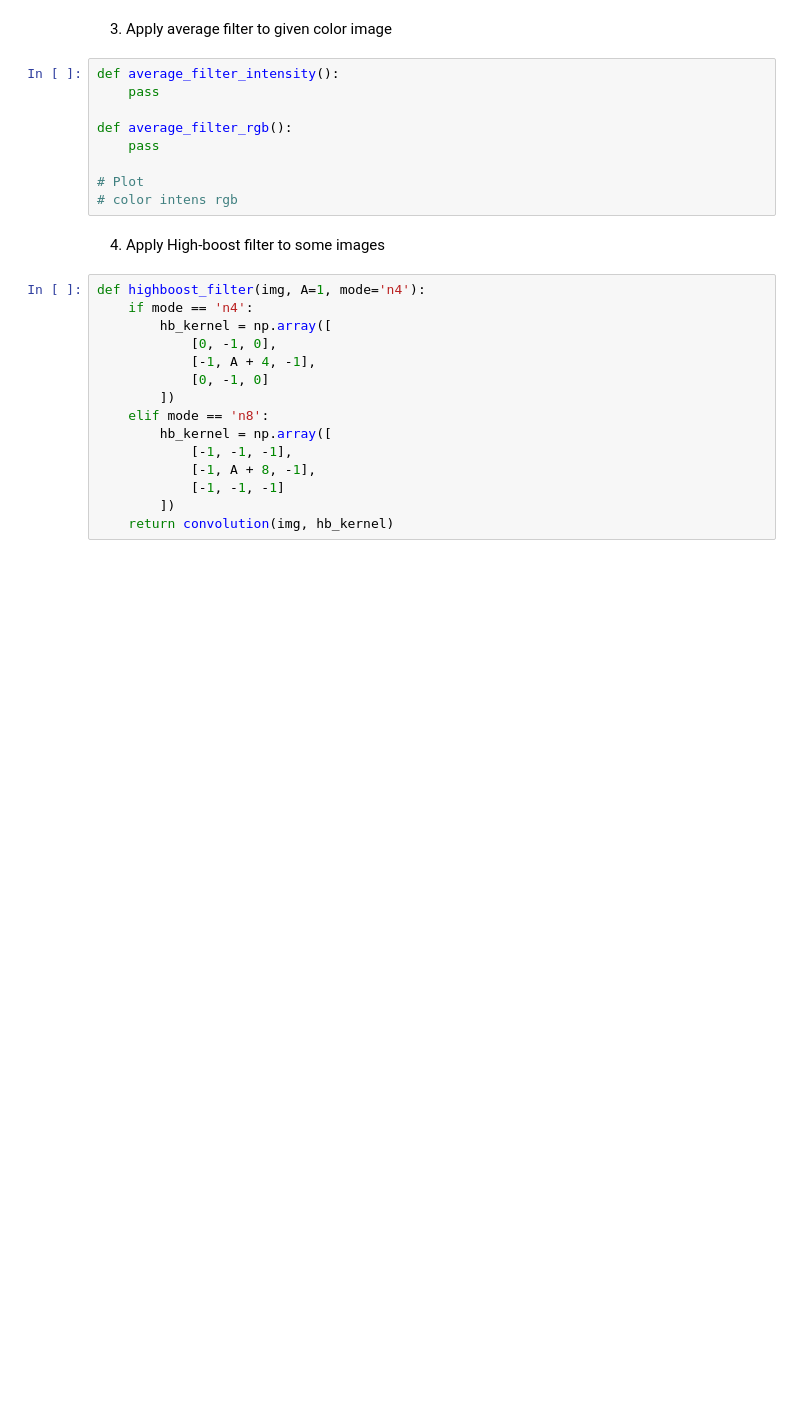
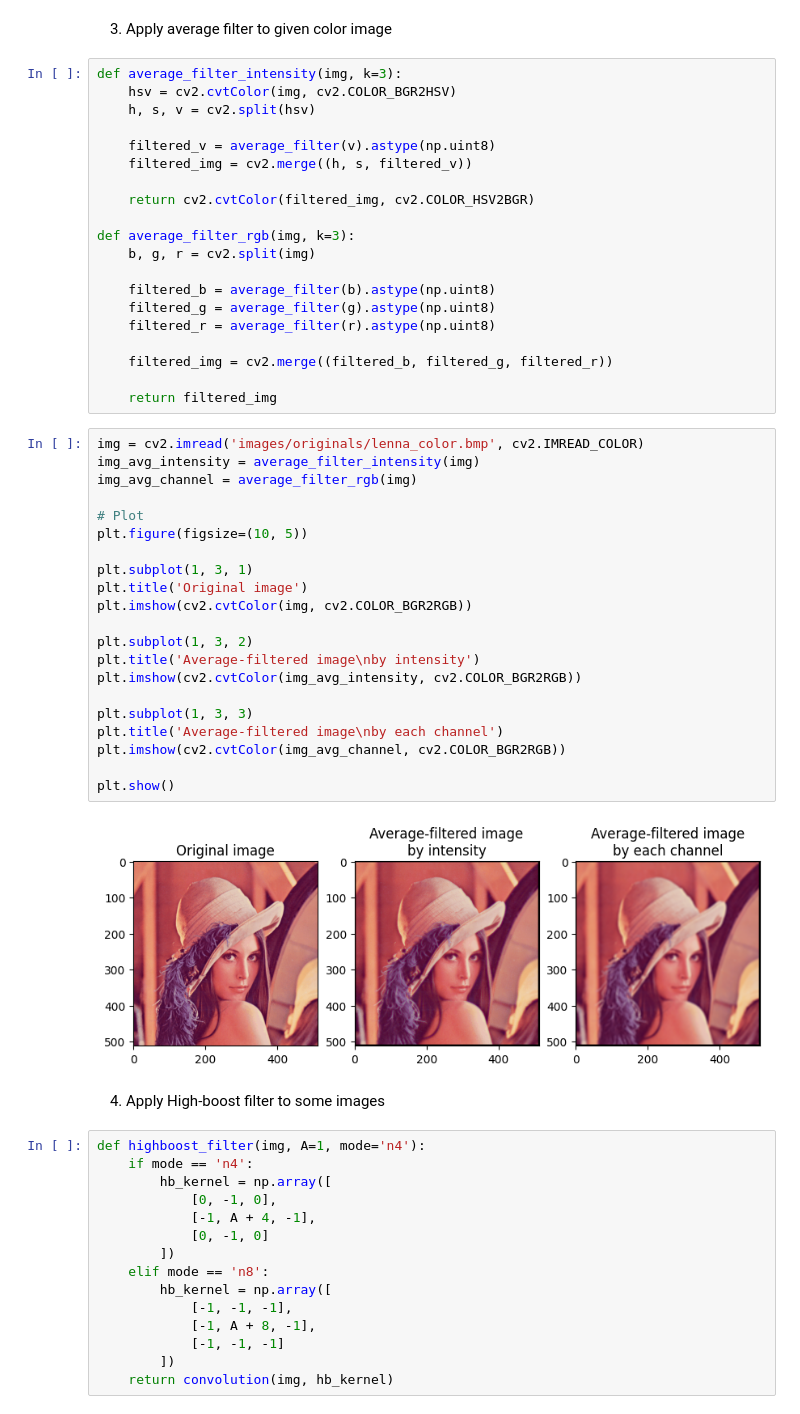
Before and after one commit to khhandrea/university-projects, a Jupyter notebook: homework1/implement.ipynb, the cells around one changed output. Drawn from its saved outputs; the diff is of its cells as text; blank space fills up the shorter version.

```diff
--- a/homework1/implement.ipynb
+++ b/homework1/implement.ipynb
@@ -105,14 +115,48 @@ plt.imshow(median_filter(img_gaussian), cmap='gray')
 # %% [markdown]
 3. Apply average filter to given color image
-# %%
-def average_filter_intensity():
-    pass
-
-def average_filter_rgb():
-    pass
-
-# Plot
-# color intens rgb
+# %%
+def average_filter_intensity(img, k=3):
+    hsv = cv2.cvtColor(img, cv2.COLOR_BGR2HSV)
+    h, s, v = cv2.split(hsv)
+
+    filtered_v = average_filter(v).astype(np.uint8)
+    filtered_img = cv2.merge((h, s, filtered_v))
+
+    return cv2.cvtColor(filtered_img, cv2.COLOR_HSV2BGR)
+
+def average_filter_rgb(img, k=3):
+    b, g, r = cv2.split(img)
+
+    filtered_b = average_filter(b).astype(np.uint8)
+    filtered_g = average_filter(g).astype(np.uint8)
+    filtered_r = average_filter(r).astype(np.uint8)
+
+    filtered_img = cv2.merge((filtered_b, filtered_g, filtered_r))
+
+    return filtered_img
+# %%
+img = cv2.imread('images/originals/lenna_color.bmp', cv2.IMREAD_COLOR)
+img_avg_intensity = average_filter_intensity(img)
+img_avg_channel = average_filter_rgb(img)
+
+# Plot
+plt.figure(figsize=(10, 5))
+
+plt.subplot(1, 3, 1)
+plt.title('Original image')
+plt.imshow(cv2.cvtColor(img, cv2.COLOR_BGR2RGB))
+
+plt.subplot(1, 3, 2)
+plt.title('Average-filtered image\nby intensity')
+plt.imshow(cv2.cvtColor(img_avg_intensity, cv2.COLOR_BGR2RGB))
+
+plt.subplot(1, 3, 3)
+plt.title('Average-filtered image\nby each channel')
+plt.imshow(cv2.cvtColor(img_avg_channel, cv2.COLOR_BGR2RGB))
+
+plt.show()
+# %% [output]
+[figure, added]
 # %% [markdown]
 4. Apply High-boost filter to some images
 # %%
```
Also changed, not shown: parts of 4 cells of this notebook.
